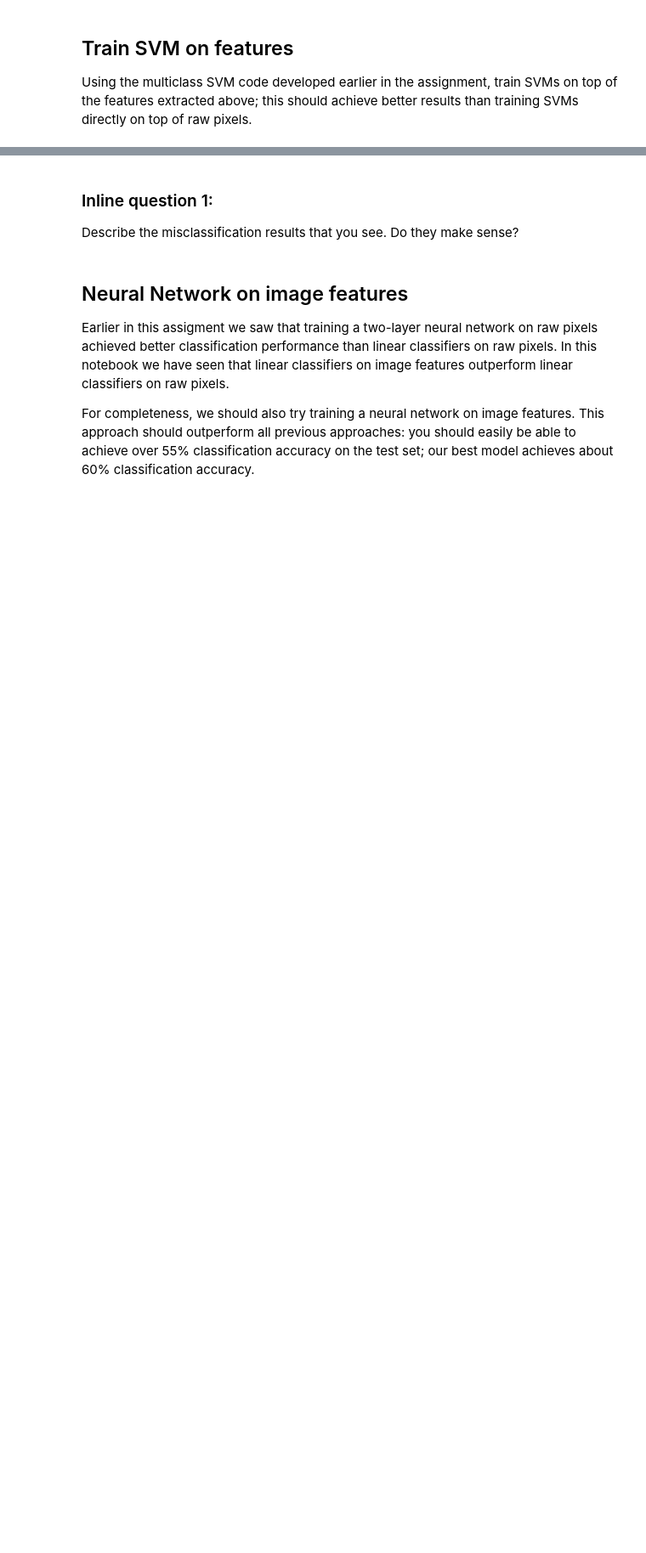
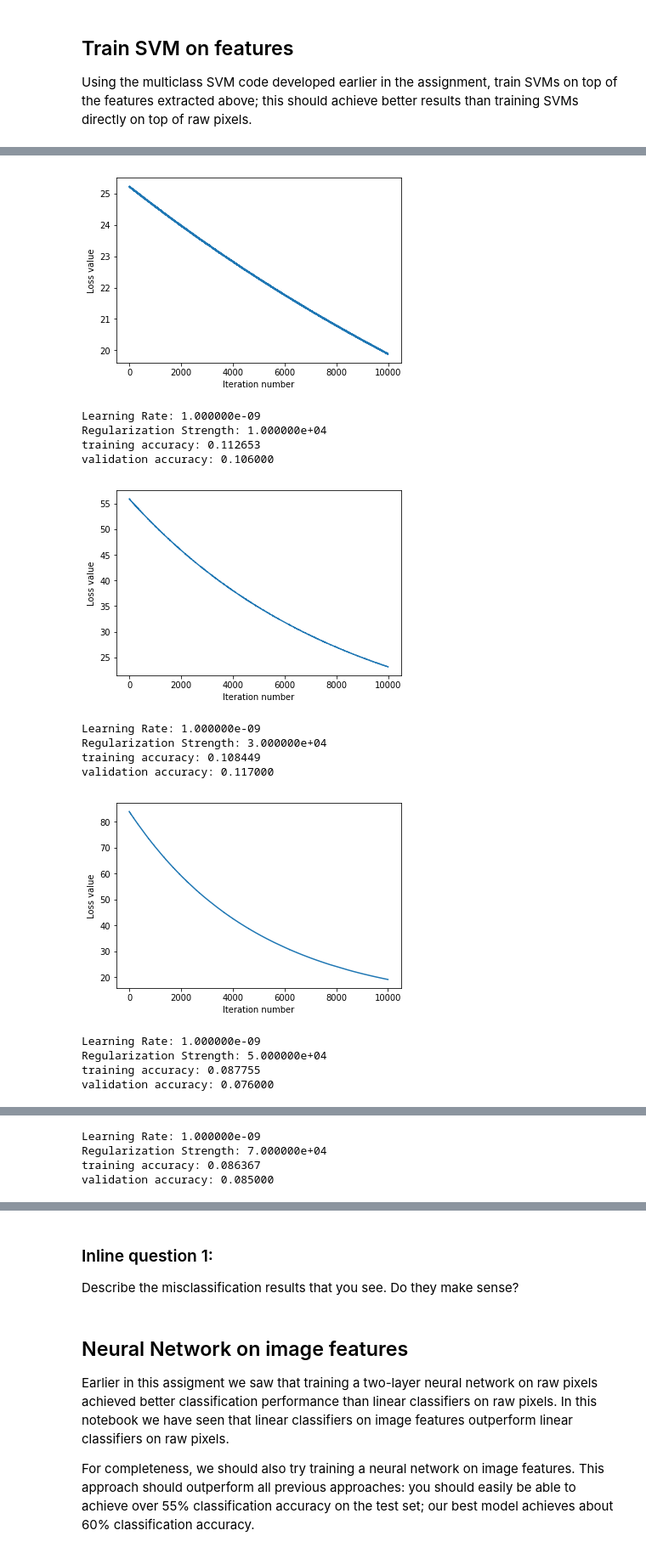
Before and after one commit to denisMihaylov/University, a Jupyter notebook: masters/dl-tf/assignment1/features.ipynb, the cells around one changed output, grey strips where cells are left out. Shown at 85% size. Drawn from its saved outputs; the diff is of its cells as text; code cells hidden in the pictures; blank space fills up the shorter version.

```diff
--- a/masters/dl-tf/assignment1/features.ipynb
+++ b/masters/dl-tf/assignment1/features.ipynb
@@ -131,0 +217,72 @@ print('best validation accuracy achieved during cross-validation: %f' % best_val
+# %%
+# Use the validation set to tune the learning rate and regularization strength
+
+from itertools import product
+from deep_learning_su.classifiers.linear_classifier import LinearSVM
+
+learning_rates = [1e-9, 7e-8, 5e-8, 3e-8, 1e-8, 7e-7, 5e-7, 3e-7, 1e-7, 7e-6, 5e-6, 3e-6, 1e-6]
+regularization_strengths = [1e4, 3e4, 5e4, 7e4, 1e5, 3e5, 5e5, 7e5, 1e6, 3e6, 5e6, 7e6, 1e7]
+
+results = {}
+best_val = -1
+best_svm = None
+
+for lr, reg in product(learning_rates, regularization_strengths):
+    svm = LinearSVM()
+    loss_hist = svm.train(X_train_feats, y_train, learning_rate=lr, reg=reg,
+                      num_iters=10000, verbose=False)
+
+    plt.plot(loss_hist)
+    plt.xlabel('Iteration number')
+    plt.ylabel('Loss value')
+    plt.show()
+    print("Learning Rate: %e\nRegularization Strength: %e" % (lr, reg))
+
+    y_train_pred = svm.predict(X_train_feats)
+    training_accuracy = np.mean(y_train == y_train_pred)
+    print('training accuracy: %f' % training_accuracy)
+    y_val_pred = svm.predict(X_val_feats)
+    val_accuracy = np.mean(y_val == y_val_pred)
+    print('validation accuracy: %f' % val_accuracy)
+    results[(lr, reg)] = (training_accuracy, val_accuracy)
+    if val_accuracy > best_val:
+        best_val = val_accuracy
+        best_svm = svm
+
+pass
+################################################################################
+# TODO:                                                                        #
+# Use the validation set to set the learning rate and regularization strength. #
+# This should be identical to the validation that you did for the SVM; save    #
+# the best trained classifer in best_svm. You might also want to play          #
+# with different numbers of bins in the color histogram. If you are careful    #
+# you should be able to get accuracy of near 0.44 on the validation set.       #
+################################################################################
+pass
+################################################################################
+#                              END OF YOUR CODE                                #
+################################################################################
+
+# Print out results.
+for lr, reg in sorted(results):
+    train_accuracy, val_accuracy = results[(lr, reg)]
+    print('lr %e reg %e train accuracy: %f val accuracy: %f' % (
+                lr, reg, train_accuracy, val_accuracy))
+
+print('best validation accuracy achieved during cross-validation: %f' % best_val)
+# %% [output]
+[figure, added]
+Learning Rate: 1.000000e-09
+Regularization Strength: 1.000000e+04
+training accuracy: 0.112653
+validation accuracy: 0.106000
+[figure, added]
+Learning Rate: 1.000000e-09
+Regularization Strength: 3.000000e+04
+training accuracy: 0.108449
+validation accuracy: 0.117000
+[figure, added]
+Learning Rate: 1.000000e-09
+Regularization Strength: 5.000000e+04
+training accuracy: 0.087755
+validation accuracy: 0.076000
@@ -131,0 +290,4 @@ print('best validation accuracy achieved during cross-validation: %f' % best_val
+Learning Rate: 1.000000e-09
+Regularization Strength: 7.000000e+04
+training accuracy: 0.086367
+validation accuracy: 0.085000
```
Also changed, not shown: parts of 4 cells of this notebook, 1 other file.
